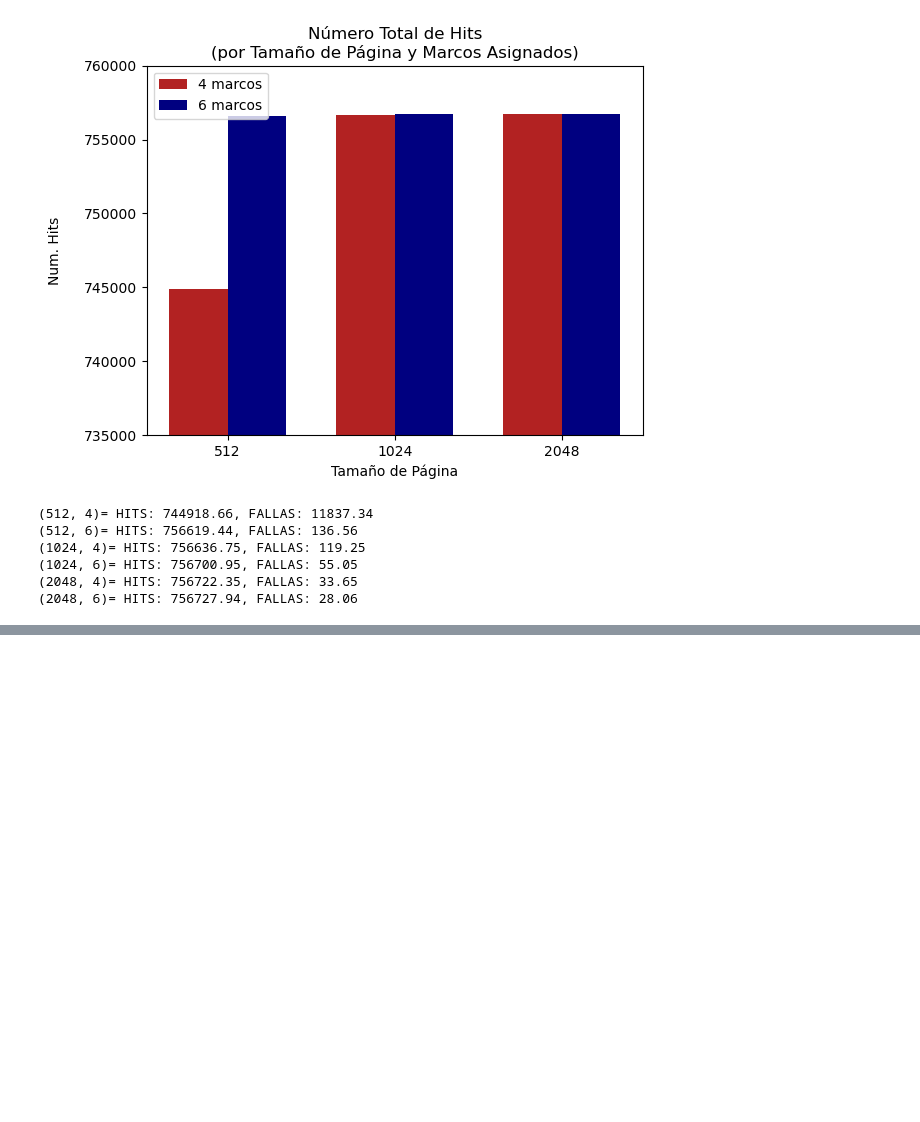
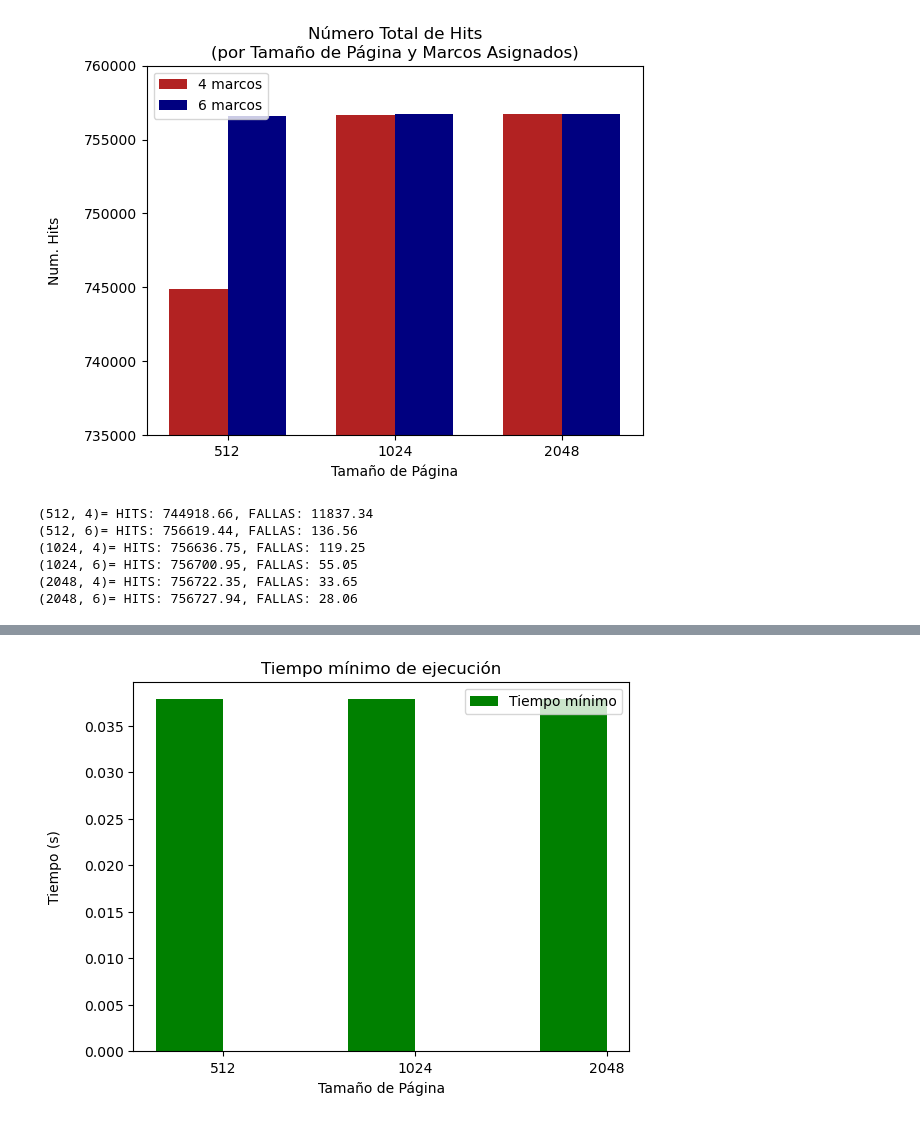
Before and after one commit to juanardila10/Caso2, a Jupyter notebook: prueba.ipynb, the cells around one changed output, grey strips where cells are left out. Drawn from its saved outputs; the diff is of its cells as text; code cells hidden in the pictures; blank space fills up the shorter version.

```diff
--- a/prueba.ipynb
+++ b/prueba.ipynb
@@ -208,0 +266,47 @@ for key in respuestas:
+# %%
+import numpy as np
+import matplotlib.pyplot as plt
+
+# (512, 4)= HITS: 744918.66, FALLAS: 11837.34
+# (512, 6)= HITS: 756619.44, FALLAS: 136.56
+# (1024, 4)= HITS: 756636.75, FALLAS: 119.25
+# (1024, 6)= HITS: 756700.95, FALLAS: 55.05
+# (2048, 4)= HITS: 756722.35, FALLAS: 33.65
+# (2048, 6)= HITS: 756727.94, FALLAS: 28.06
+
+# Datos del gráfico
+tamanio_pagina = ["512", "1024", "2048"]  # Etiquetas del eje X
+tiempo_min=[756756*50e-6/1000]*3
+tiempo_max=[756756*10/1000]*3
+tiempo_4_marcos = [(744919*50e-6+11837*10)/1000,(756637*50e-6+119*10)/1000,(756722*50e-6+33*10)/1000]  # Número de fallas con 4 marcos
+tiempo_6_marcos = [(756619*50e-6+137*10)/1000,(756701*50e-6+55*10)/1000,(756728*50e-6+28*10)/1000]  # Número de fallas con 6 marcos
+
+# Posiciones en el eje X para las barras
+x = np.arange(len(tamanio_pagina))
+width = 0.35  # Ancho de las barras
+
+# Crear la figura y los ejes
+fig, ax = plt.subplots()
+
+# Graficar las 4 barras
+bars3 = ax.bar(x - width/2, tiempo_min, width, label="Tiempo mínimo", color="green")
+#bars1 = ax.bar(x - width/4, tiempo_4_marcos, width, label="4 marcos", color="firebrick")
+#bars2 = ax.bar(x + width/4, tiempo_6_marcos, width, label="6 marcos", color="navy")
+#bars4 = ax.bar(x + width/2, tiempo_max, width, label="Tiempo máximo", color="orange")
+# Configurar el eje Y en escala logarítmica
+
+# Etiquetas y título
+ax.set_xlabel("Tamaño de Página")
+ax.set_ylabel("Tiempo (s)\n")
+ax.set_title("Tiempo mínimo de ejecución")
+# Configurar el eje X
+ax.set_xticks(x)
+ax.set_xticklabels(tamanio_pagina)
+
+# Agregar leyenda
+ax.legend()
+
+# Mostrar gráfico
+plt.show()
+# %% [output]
+[figure, added]
```
Also changed, not shown: parts of 6 cells of this notebook.
